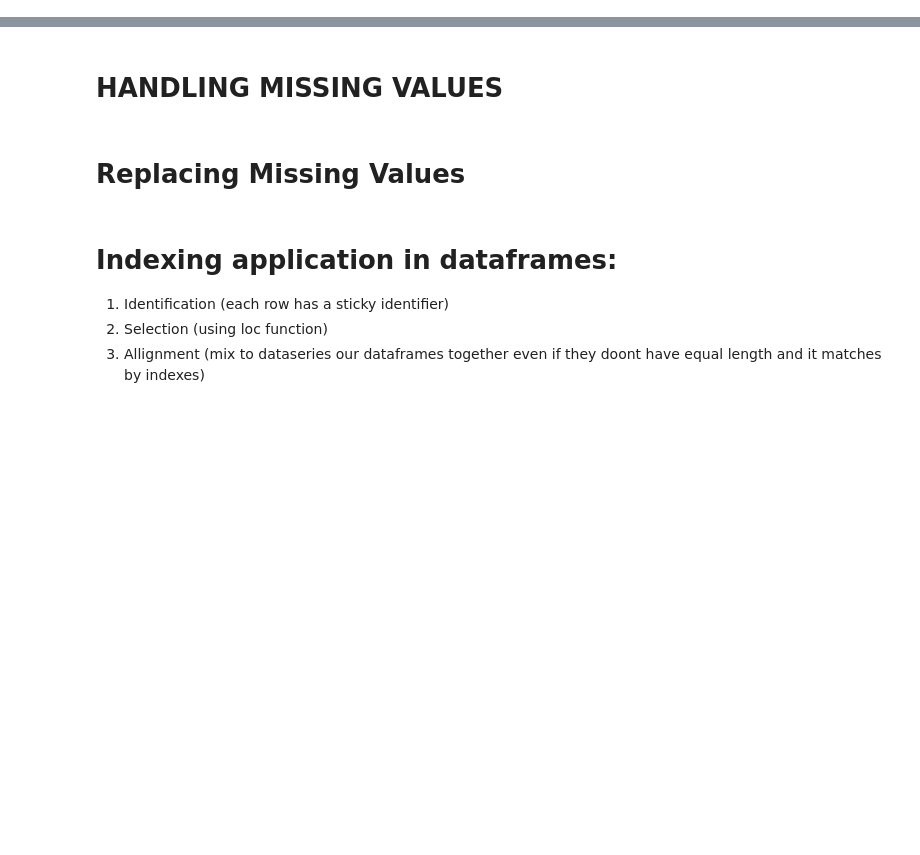
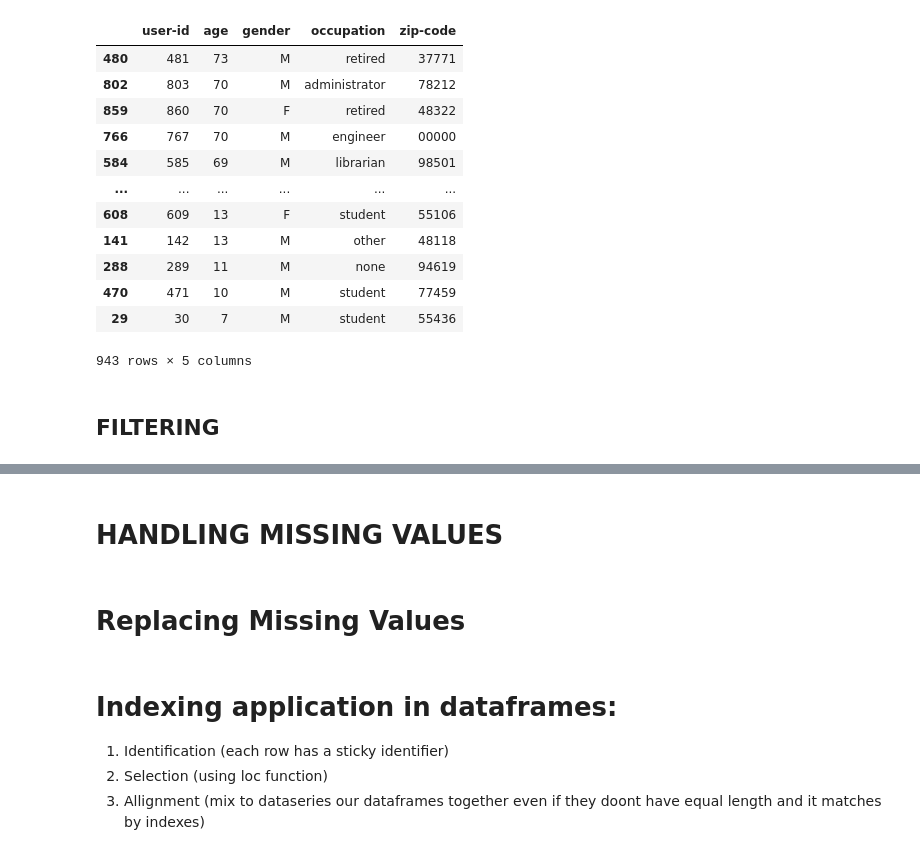
Before and after one commit to OveysSafarnejad/pd-training, a Jupyter notebook: src/pandas_series/dataschool_series.ipynb, the cells around one changed output, grey strips where cells are left out. Saved outputs shown, nothing was run; the diff lists cells and outputs as text; code cells hidden in the pictures; blank space fills up the shorter version.

```diff
--- a/src/pandas_series/dataschool_series.ipynb
+++ b/src/pandas_series/dataschool_series.ipynb
@@ -37,4 +192,20 @@ frame.sort_values('age')
 # %%
- frame.sort_values(['age', 'postal_code'])
+ frame.sort_values(['age', 'zip-code'],ascending=[False, False])
+# %% [output]
+|  | user-id | age | gender | occupation | zip-code |
+| 480 | 481 | 73 | M | retired | 37771 |
+| 802 | 803 | 70 | M | administrator | 78212 |
+| 859 | 860 | 70 | F | retired | 48322 |
+| 766 | 767 | 70 | M | engineer | 00000 |
+| 584 | 585 | 69 | M | librarian | 98501 |
+| ... | ... | ... | ... | ... | ... |
+| 608 | 609 | 13 | F | student | 55106 |
+| 141 | 142 | 13 | M | other | 48118 |
+| 288 | 289 | 11 | M | none | 94619 |
+| 470 | 471 | 10 | M | student | 77459 |
+| 29 | 30 | 7 | M | student | 55436 |
+943 rows × 5 columns
+# %% [markdown]
+## FILTERING
 # %%
 frame.loc[frame.occupation.isin(['student', 'librarian'])]
```
Also changed, not shown: parts of 58 cells of this notebook, 2 other files.
